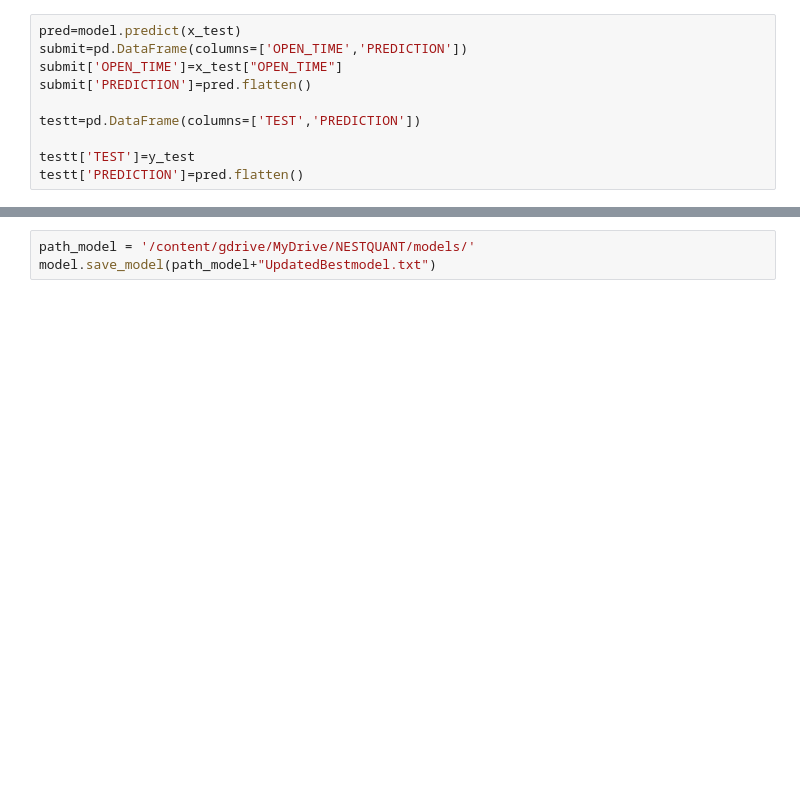
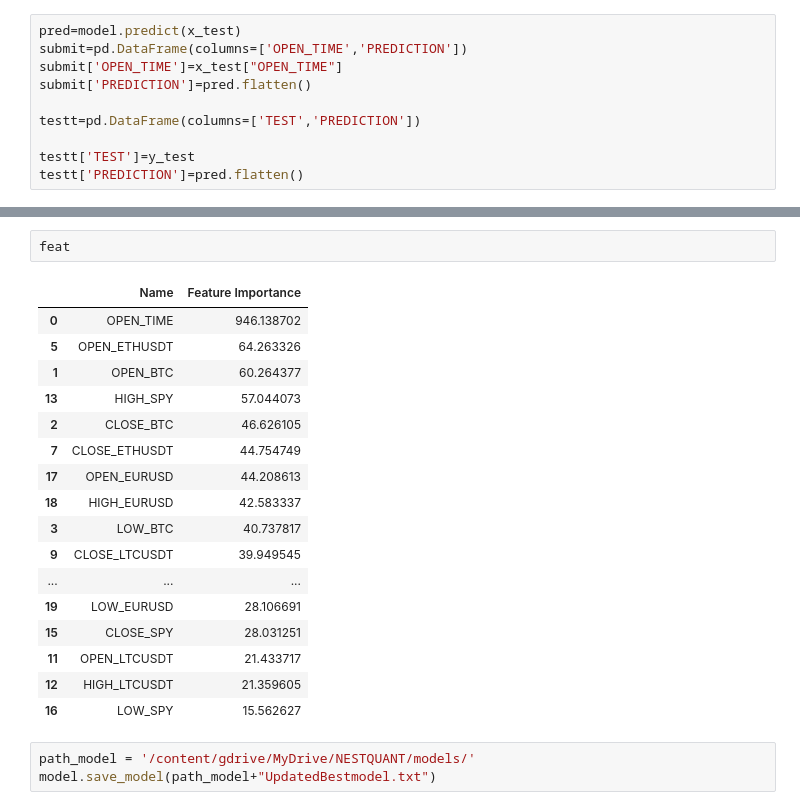
Before and after one commit to hainguyenhuy2002/NESTQUANTT, a Jupyter notebook: code/ML_nestquant.ipynb, the cells around one changed output, grey strips where cells are left out. Saved outputs shown, nothing was run; the diff lists cells and outputs as text; blank space fills up the shorter version.

```diff
--- a/code/ML_nestquant.ipynb
+++ b/code/ML_nestquant.ipynb
@@ -342,3 +296,23 @@ plt.legend(['test','predict'])
+# %%
+feat
+# %% [output]
+|  | Name | Feature Importance |
+| 0 | OPEN_TIME | 946.138702 |
+| 5 | OPEN_ETHUSDT | 64.263326 |
+| 1 | OPEN_BTC | 60.264377 |
+| 13 | HIGH_SPY | 57.044073 |
+| 2 | CLOSE_BTC | 46.626105 |
+| 7 | CLOSE_ETHUSDT | 44.754749 |
+| 17 | OPEN_EURUSD | 44.208613 |
+| 18 | HIGH_EURUSD | 42.583337 |
+| 3 | LOW_BTC | 40.737817 |
+| 9 | CLOSE_LTCUSDT | 39.949545 |
+| ... | ... | ... |
+| 19 | LOW_EURUSD | 28.106691 |
+| 15 | CLOSE_SPY | 28.031251 |
+| 11 | OPEN_LTCUSDT | 21.433717 |
+| 12 | HIGH_LTCUSDT | 21.359605 |
+| 16 | LOW_SPY | 15.562627 |
 # %%
 path_model = '/content/gdrive/MyDrive/NESTQUANT/models/'
 model.save_model(path_model+"UpdatedBestmodel.txt")
```
Also changed, not shown: parts of 31 cells of this notebook, 2 other files.
